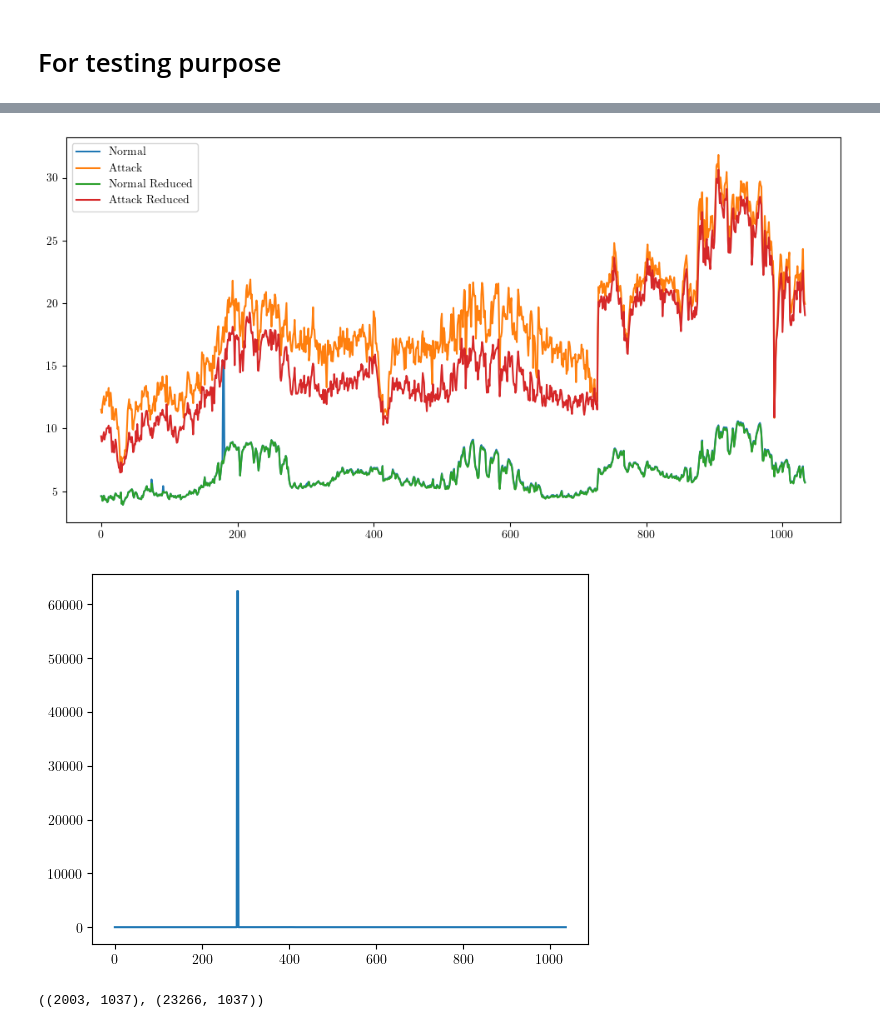
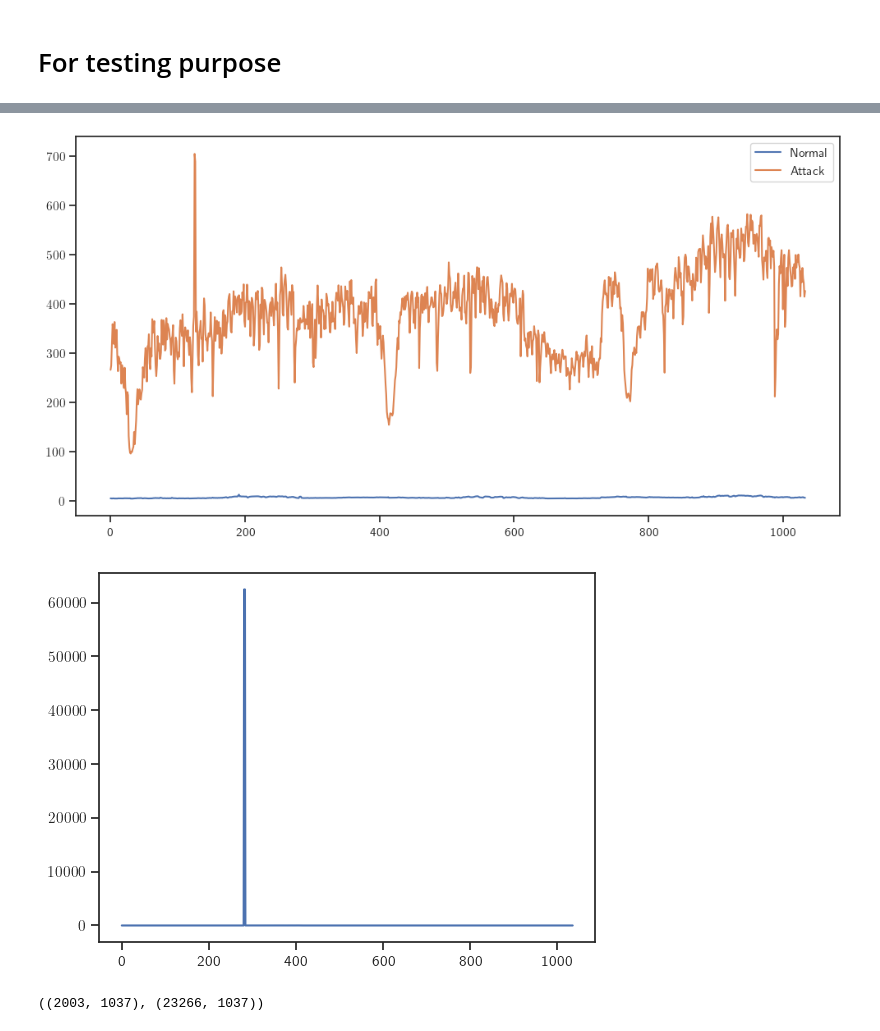
Before and after one commit to d41sys/electric-theft-detection, a Jupyter notebook: notebooks/preprocessing.ipynb, the cells around one changed output, grey strips where cells are left out. Saved outputs shown, nothing was run; the diff lists cells and outputs as text; code cells hidden in the pictures.

```diff
--- a/notebooks/preprocessing.ipynb
+++ b/notebooks/preprocessing.ipynb
@@ -72,7 +72,7 @@ print(sys.path)
 # %%
 # https://github.com/yvesheri4/Identification-of-Electricity-Theft
 
-threshold = 31  # Set the threshold for NaN values
+threshold = 700  # Set the threshold for NaN values
 
 # Load the data
 rawData = pd.read_csv('../data/data.csv')
@@ -366,7 +366,7 @@ import numpy as np
 import pandas as pd
 
 # Directory containing the .npz files
-directory = ['../data/non_ksm_transformer/train', '../data/non_ksm_transformer/val']
+directory = ['../data/ksm_transformer_best_result/train', '../data/ksm_transformer_best_result/val']
 
 # List to hold the data
 
@@ -547,41 +541,41 @@ GAN_gen = pd.concat([expanded_cols, pd.Series(label.flatten(), name='label')], a
 # %%
 plt.figure(figsize=(12, 6))
 
-visualize_df = val_data.copy(deep=True)
+visualize_df = train_data.copy(deep=True)
 
 attack_df = visualize_df[visualize_df['label'] == 1]
 normal_df = visualize_df[visualize_df['label'] == 0]
 
 # Calculate the average (mean) value per column
 average_values_normal = normal_df.iloc[:, :-3].mean()
 average_values_attack = attack_df.iloc[:, :-3].mean()
 
 # Plot the Series
 average_values_normal.plot(label='Normal')
 average_values_attack.plot(label='Attack')
 
 # For reduced
 
-visualize_df = val_data_reduced.copy(deep=True)
+# visualize_df = train_data_reduced.copy(deep=True)
 
-attack_df = visualize_df[visualize_df['label'] == 1]
-normal_df = visualize_df[visualize_df['label'] == 0]
+# attack_df = visualize_df[visualize_df['label'] == 1]
+# normal_df = visualize_df[visualize_df['label'] == 0]
 
-# Calculate the average (mean) value per column
-average_values_normal = normal_df.iloc[:, :-3].mean()
-average_values_attack = attack_df.iloc[:, :-3].mean()
+# # Calculate the average (mean) value per column
+# average_values_normal = normal_df.iloc[:, :-3].mean()
+# average_values_attack = attack_df.iloc[:, :-3].mean()
 
-# Plot the Series
+# # Plot the Series
 
-average_values_normal.plot(label='Normal Reduced')
-average_values_attack.plot(label='Attack Reduced')
+# average_values_normal.plot(label='Normal Reduced')
+# average_values_attack.plot(label='Attack Reduced')
 
 plt.legend()
 
 # Show the plot
 plt.show()
 # %% [output]
-[figure, old version]
+[figure, new version]
 # %%
 max_by_consumer = train_data.iloc[:, :-3].max(axis=1)
 
@@ -589,6 +583,6 @@ train_data.iloc[max_by_consumer.idxmax()].plot()
 
 plt.show()
 # %% [output]
-[figure, old version]
+[figure, new version]
 # %%
 import pandas as pd
```
Also changed, not shown: parts of 30 cells of this notebook, 46 other files.
